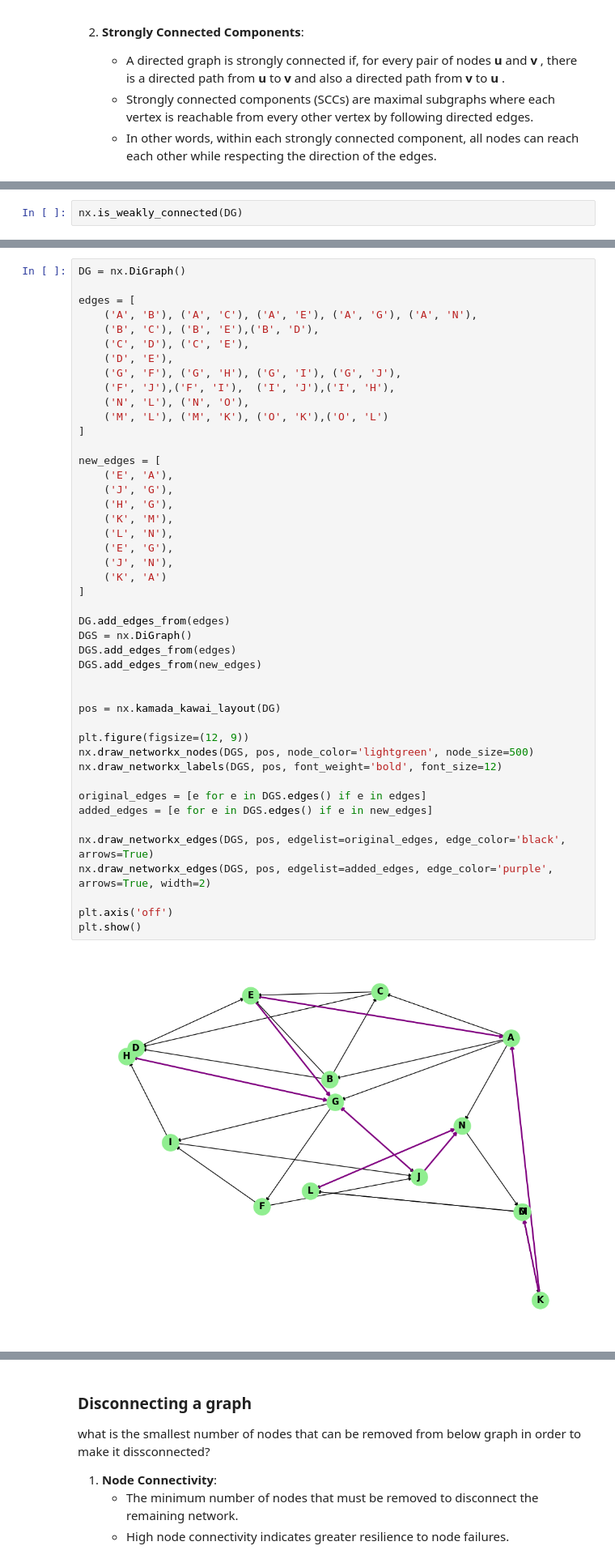
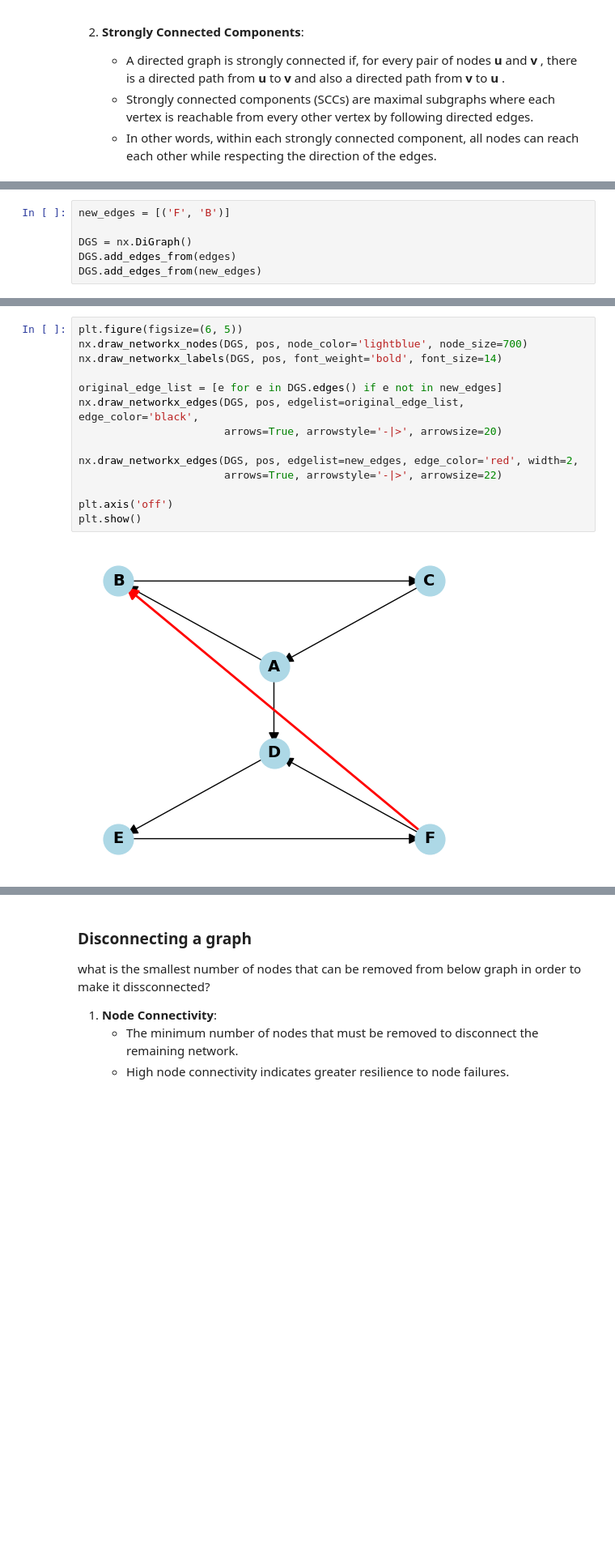
Before and after one commit to tabatabaeiphys/Teaching, a Jupyter notebook: NetworkX/netx2.ipynb, the cells around one changed output, grey strips where cells are left out. Shown at 81% size. Drawn from its saved outputs; the diff is of its cells as text; blank space fills up the shorter version.

```diff
--- a/NetworkX/netx2.ipynb
+++ b/NetworkX/netx2.ipynb
@@ -517,2 +524,6 @@ False
 # %%
-nx.is_weakly_connected(DG)
+new_edges = [('F', 'B')]
+
+DGS = nx.DiGraph()
+DGS.add_edges_from(edges)
+DGS.add_edges_from(new_edges)
@@ -521,48 +530,17 @@ True
 # %%
-DG = nx.DiGraph()
+plt.figure(figsize=(6, 5))
+nx.draw_networkx_nodes(DGS, pos, node_color='lightblue', node_size=700)
+nx.draw_networkx_labels(DGS, pos, font_weight='bold', font_size=14)
 
-edges = [
-    ('A', 'B'), ('A', 'C'), ('A', 'E'), ('A', 'G'), ('A', 'N'),
-    ('B', 'C'), ('B', 'E'),('B', 'D'),
-    ('C', 'D'), ('C', 'E'),
-    ('D', 'E'),
-    ('G', 'F'), ('G', 'H'), ('G', 'I'), ('G', 'J'),
-    ('F', 'J'),('F', 'I'),  ('I', 'J'),('I', 'H'),
-    ('N', 'L'), ('N', 'O'),
-    ('M', 'L'), ('M', 'K'), ('O', 'K'),('O', 'L')
-]
+original_edge_list = [e for e in DGS.edges() if e not in new_edges]
+nx.draw_networkx_edges(DGS, pos, edgelist=original_edge_list, edge_color='black',
+                       arrows=True, arrowstyle='-|>', arrowsize=20)
 
-new_edges = [
-    ('E', 'A'),
-    ('J', 'G'),
-    ('H', 'G'),
-    ('K', 'M'),
-    ('L', 'N'),
-    ('E', 'G'),
-    ('J', 'N'),
-    ('K', 'A')
-]
-
-DG.add_edges_from(edges)
-DGS = nx.DiGraph()
-DGS.add_edges_from(edges)
-DGS.add_edges_from(new_edges)
-
-
-pos = nx.kamada_kawai_layout(DG)
-
-plt.figure(figsize=(12, 9))
-nx.draw_networkx_nodes(DGS, pos, node_color='lightgreen', node_size=500)
-nx.draw_networkx_labels(DGS, pos, font_weight='bold', font_size=12)
-
-original_edges = [e for e in DGS.edges() if e in edges]
-added_edges = [e for e in DGS.edges() if e in new_edges]
-
-nx.draw_networkx_edges(DGS, pos, edgelist=original_edges, edge_color='black', arrows=True)
-nx.draw_networkx_edges(DGS, pos, edgelist=added_edges, edge_color='purple', arrows=True, width=2)
+nx.draw_networkx_edges(DGS, pos, edgelist=new_edges, edge_color='red', width=2,
+                       arrows=True, arrowstyle='-|>', arrowsize=22)
 
 plt.axis('off')
 plt.show()
 # %% [output]
-[figure, old version]
+[figure, new version]
 # %%
```
Also changed, not shown: parts of 35 cells of this notebook.
